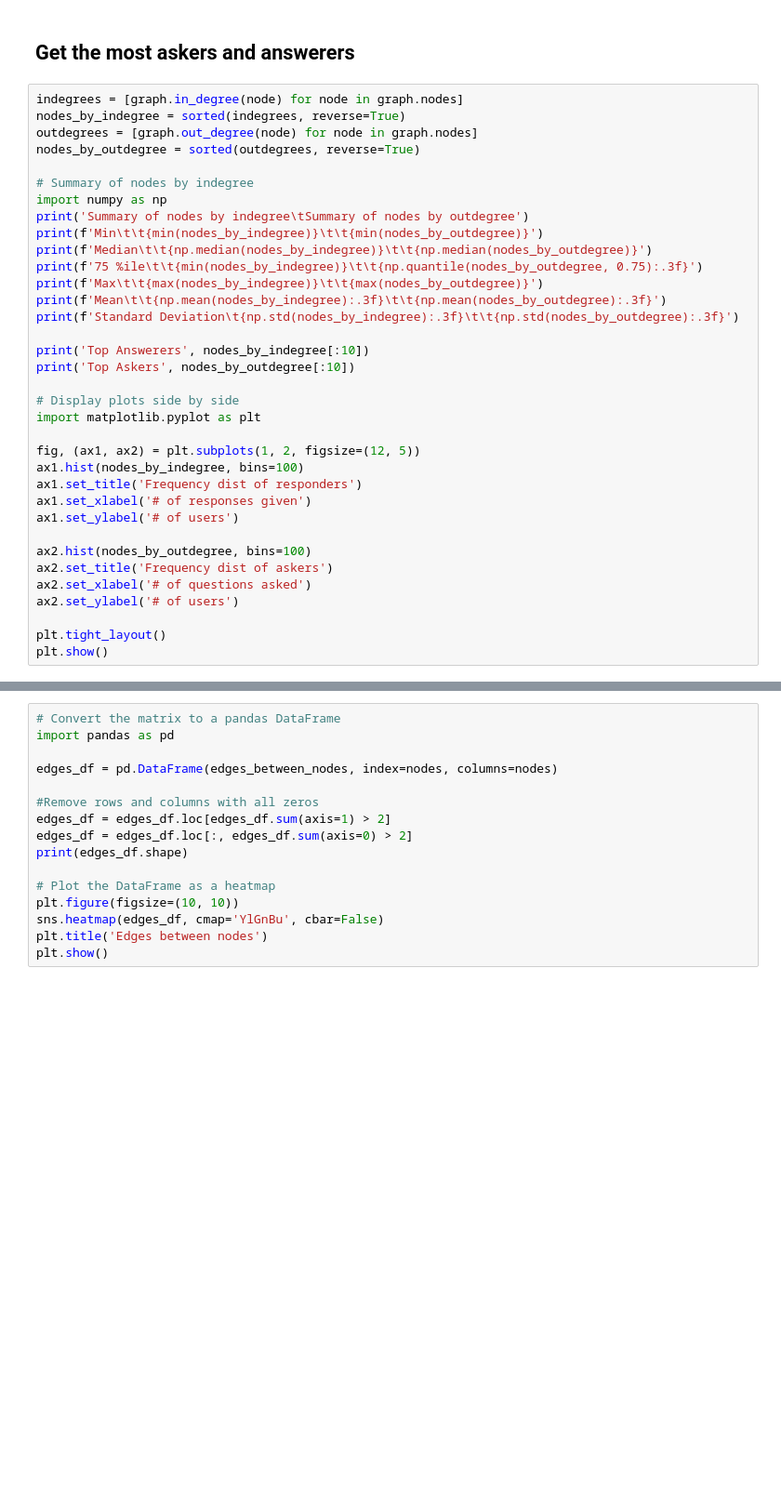
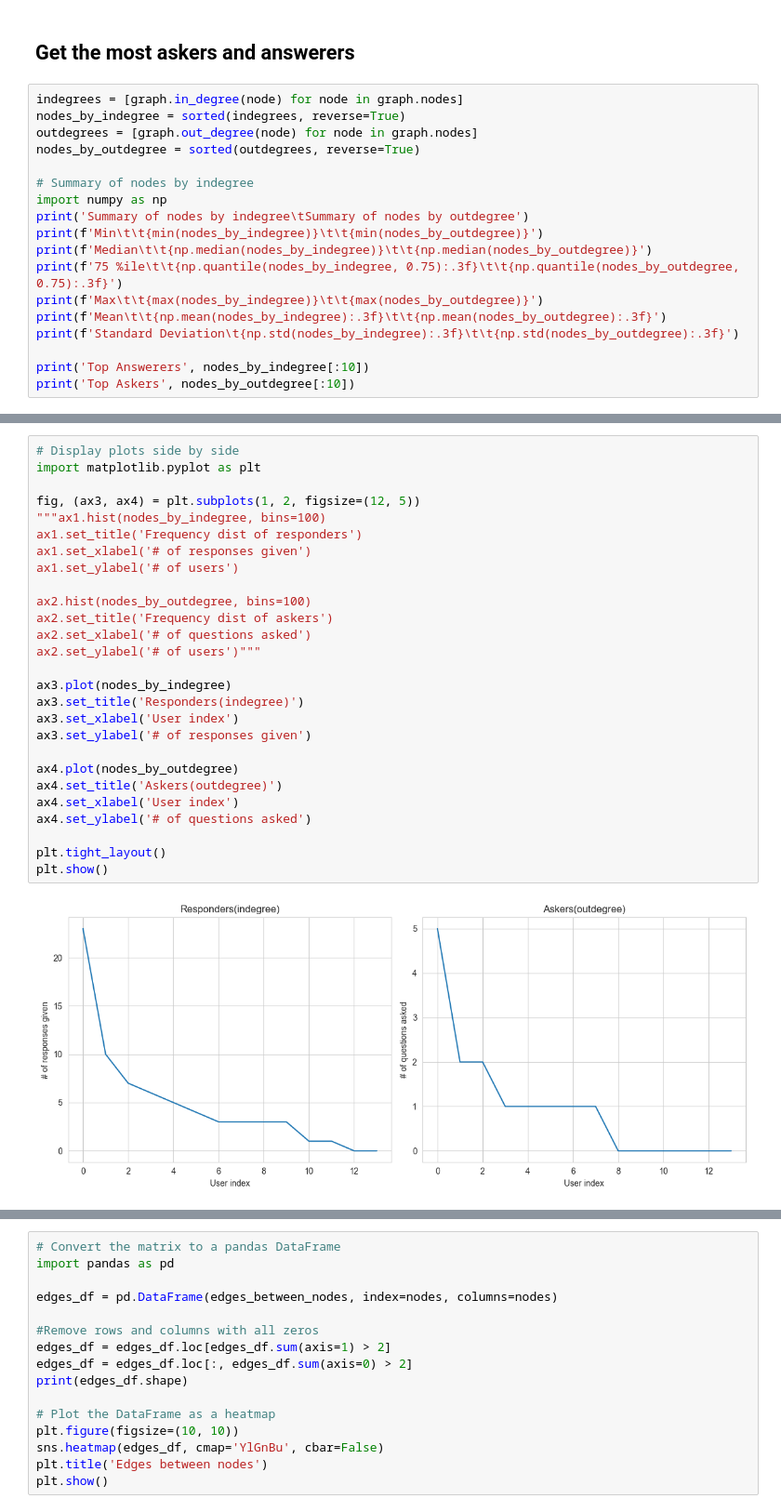
Before and after one commit to jbhangoo/datakit-smallholder-farmers-fall-2025, a Jupyter notebook: Challenge 3_Community Leaders/jayr/network.ipynb, the cells around one changed output, grey strips where cells are left out. Shown at 93% size. Cells and saved outputs as stored; diff of their text form; blank space fills up the shorter version.

```diff
--- a/Challenge 3_Community Leaders/jayr/network.ipynb
+++ b/Challenge 3_Community Leaders/jayr/network.ipynb
@@ -97,30 +124,13 @@ import numpy as np
 print('Summary of nodes by indegree\tSummary of nodes by outdegree')
 print(f'Min\t\t{min(nodes_by_indegree)}\t\t{min(nodes_by_outdegree)}')
 print(f'Median\t\t{np.median(nodes_by_indegree)}\t\t{np.median(nodes_by_outdegree)}')
-print(f'75 %ile\t\t{min(nodes_by_indegree)}\t\t{np.quantile(nodes_by_outdegree, 0.75):.3f}')
+print(f'75 %ile\t\t{np.quantile(nodes_by_indegree, 0.75):.3f}\t\t{np.quantile(nodes_by_outdegree, 0.75):.3f}')
 print(f'Max\t\t{max(nodes_by_indegree)}\t\t{max(nodes_by_outdegree)}')
 print(f'Mean\t\t{np.mean(nodes_by_indegree):.3f}\t\t{np.mean(nodes_by_outdegree):.3f}')
 print(f'Standard Deviation\t{np.std(nodes_by_indegree):.3f}\t\t{np.std(nodes_by_outdegree):.3f}')
 
 print('Top Answerers', nodes_by_indegree[:10])
 print('Top Askers', nodes_by_outdegree[:10])
-
-# Display plots side by side
-import matplotlib.pyplot as plt
-
-fig, (ax1, ax2) = plt.subplots(1, 2, figsize=(12, 5))
-ax1.hist(nodes_by_indegree, bins=100)
-ax1.set_title('Frequency dist of responders')
-ax1.set_xlabel('# of responses given')
-ax1.set_ylabel('# of users')
-
-ax2.hist(nodes_by_outdegree, bins=100)
-ax2.set_title('Frequency dist of askers')
-ax2.set_xlabel('# of questions asked')
-ax2.set_ylabel('# of users')
-
-plt.tight_layout()
-plt.show()
 # %% [output]
 Summary of nodes by indegree    Summary of nodes by outdegree
 Min             0               0
@@ -135,3 +144,32 @@ Top Askers [508, 318, 239, 230, 220, 198, 198, 198, 193, 185]
+# %%
+# Display plots side by side
+import matplotlib.pyplot as plt
+
+fig, (ax3, ax4) = plt.subplots(1, 2, figsize=(12, 5))
+"""ax1.hist(nodes_by_indegree, bins=100)
+ax1.set_title('Frequency dist of responders')
+ax1.set_xlabel('# of responses given')
+ax1.set_ylabel('# of users')
+
+ax2.hist(nodes_by_outdegree, bins=100)
+ax2.set_title('Frequency dist of askers')
+ax2.set_xlabel('# of questions asked')
+ax2.set_ylabel('# of users')"""
+
+ax3.plot(nodes_by_indegree)
+ax3.set_title('Responders(indegree)')
+ax3.set_xlabel('User index')
+ax3.set_ylabel('# of responses given')
+
+ax4.plot(nodes_by_outdegree)
+ax4.set_title('Askers(outdegree)')
+ax4.set_xlabel('User index')
+ax4.set_ylabel('# of questions asked')
+
+plt.tight_layout()
+plt.show()
+# %% [output]
+[figure, added]
 # %%
 # Create a matrix that counts how many edges exist between each pair of nodes
 all_nodes = list(graph.nodes)
```
Also changed, not shown: parts of 10 cells of this notebook, 2 other files.
